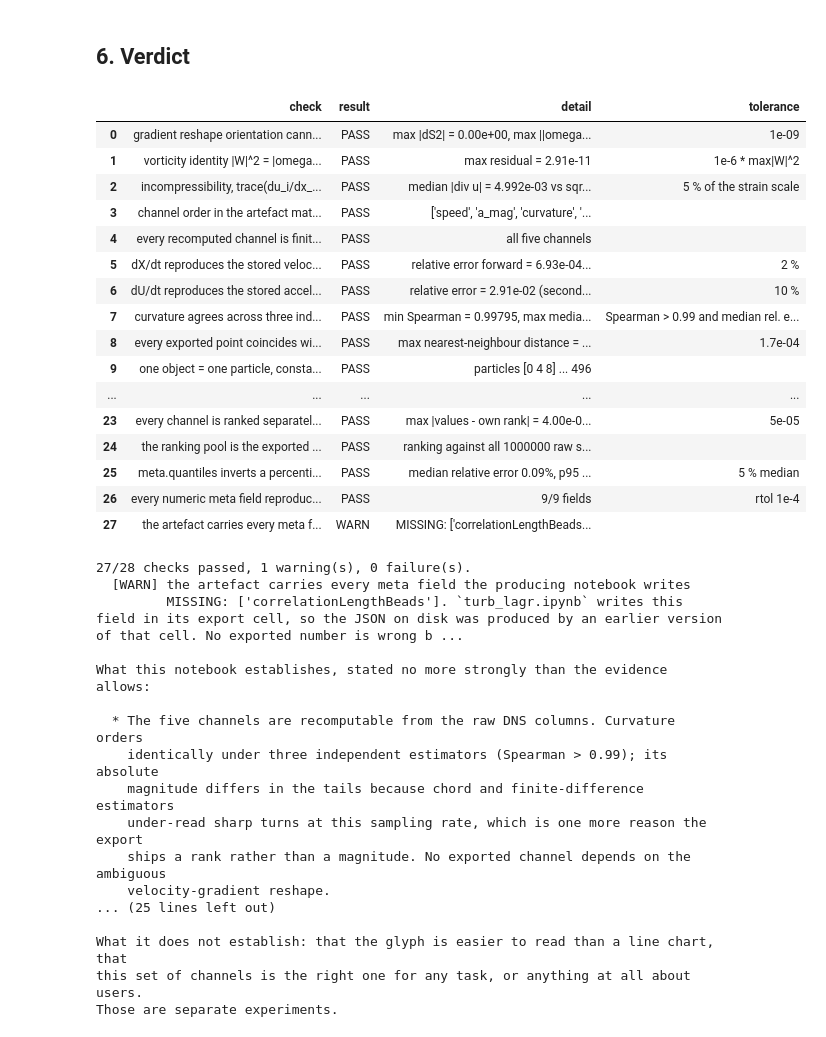
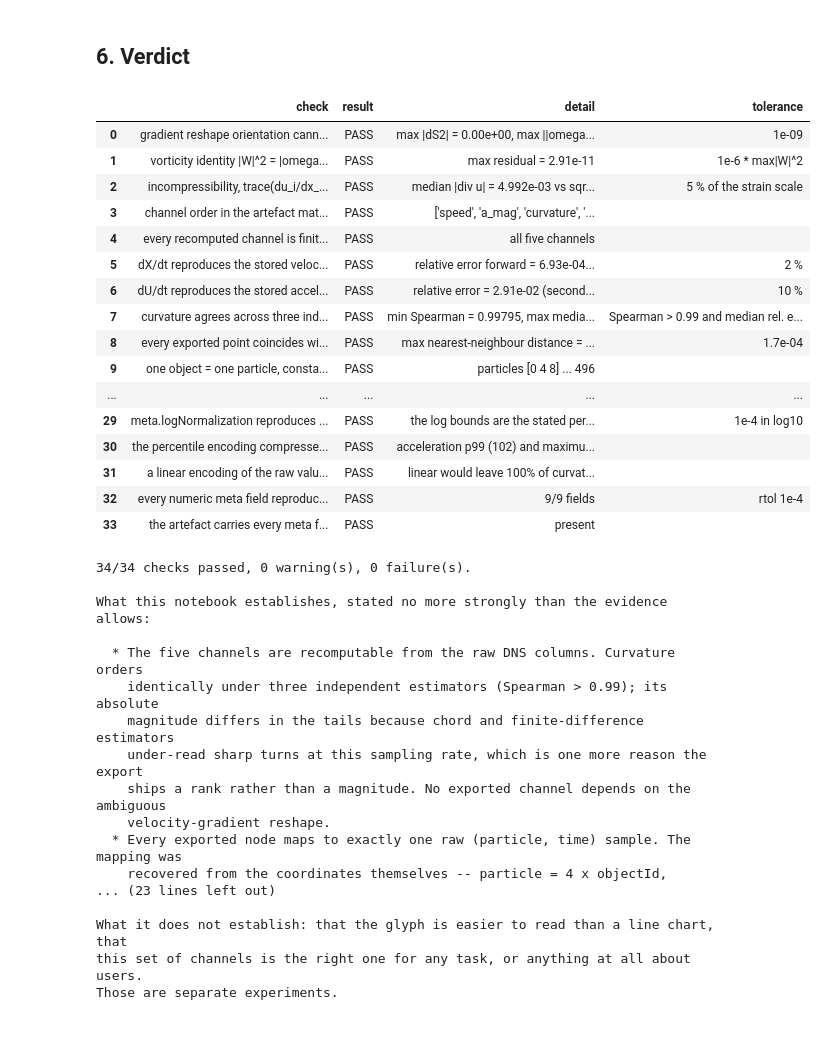
Before and after one commit to ScheWann/Sail_General, a Jupyter notebook: Scripts/turb_lagr_validation.ipynb, the cells around one changed output. Cells and saved outputs as stored; diff of their text form; code cells hidden in the pictures.

```diff
--- a/Scripts/turb_lagr_validation.ipynb
+++ b/Scripts/turb_lagr_validation.ipynb
@@ -108,9 +108,13 @@ print(f"\nraw: {N} particles x {T} timesteps, dt = {DT:.6e}")
 # Exported arrays, straight from the JSON, with no assumption about how they were made.
 J_XYZ = np.array([[[p["x"], p["y"], p["z"]] for p in o["points"]] for o in DOC["objects"]])
 J_VAL = np.array([[p["values"] for p in o["points"]] for o in DOC["objects"]])
+HAS_RAW = "raw" in DOC["objects"][0]["points"][0]
+J_RAW = (np.array([[p["raw"] for p in o["points"]] for o in DOC["objects"]])
+         if HAS_RAW else None)
 J_LABEL = [o["label"] for o in DOC["objects"]]
 n_obj, n_pt, n_ch = J_VAL.shape
 print(f"artefact: {n_obj} objects x {n_pt} points x {n_ch} channels")
+print("physical values per node:", "present (point.raw)" if HAS_RAW else "ABSENT")
 # %% [output]
 channels in the artefact : ['speed', 'a_mag', 'curvature', 'vorticity', 'dissipation']
 objects x points         : 125 x 100
@@ -559,14 +564,17 @@ for o, p in zip(po, pp):
     row.update({f"json_{ax_}": J_XYZ[o, p, k] for k, ax_ in enumerate("xyz")})
     row.update({f"h5_{ax_}": round(float(X[i, t, k]), 4) for k, ax_ in enumerate("xyz")})
     for j, c in enumerate(CHANNELS):
-        row[f"raw_{c}"] = float(CH[c][i, t])
+        row[f"raw_{c}"] = float(CH[c][i, t])          # recomputed from the HDF5 file
+        if HAS_RAW:
+            row[f"file_{c}"] = float(J_RAW[o, p, j])  # as shipped in point.raw
         row[f"pct_{c}"] = float(J_VAL[o, p, j])
         row[f"recov_{c}"] = float(np.interp(J_VAL[o, p, j], QGRID, QUANT[c]))
     rows.append(row)
 audit = pd.DataFrame(rows)
 display(audit[["objectId", "label", "particle", "time_index", "time",
                "json_x", "h5_x", "json_y", "h5_y", "json_z", "h5_z"]])
-display(audit[[f"{k}_{c}" for c in CHANNELS for k in ("raw", "pct", "recov")]]
+_cols = ("raw", "file", "pct", "recov") if HAS_RAW else ("raw", "pct", "recov")
+display(audit[[f"{k}_{c}" for c in CHANNELS for k in _cols]]
         .T.rename(columns=lambda i: f"node {i}"))
 
 coord_ok = np.allclose(audit[["json_x", "json_y", "json_z"]].values,
@@ -1081,43 +1253,41 @@ What this notebook establishes, stated no more strongly than the evidence allows
 
 Where the honest answer is a qualified one:
 
   * Decimation is lossy. At stride {STRIDE} the beads retain
-    {at_export.event_retention.min():.0%}-{at_export.event_retention.max():.0%} of the
+    {at_export.recall.min():.0%}-{at_export.recall.max():.0%} of the
     top-1 % events per channel and displace the channel maximum by a median of
     {at_export.peak_shift_eta.min():.0f}-{at_export.peak_shift_eta.max():.0f} eta along
     the path. It does not *invent* structure (spurious-peak fraction
-    <= {at_export.spurious_peak_fraction.max():.2f}), so what a reader sees is real, but a
+    <= {max(spurious):.2f}), so what a reader sees is real, but a
     short event between two beads is invisible and that limit belongs in the caption.
   * Fin length is a percentile *within this export* -- {n_obj} particles x {n_pt} beads --
     not within the full {N} x {T} DNS subset. The two rankings differ by up to
     {norm_tab.max_err_vs_full_array_rank.max():.2f} in percentile, so the legend has to
     name the pool.
 
 What it does not establish: that the glyph is easier to read than a line chart, that
 this set of channels is the right one for any task, or anything at all about users.
 Those are separate experiments.
 """)
 # %% [output]
 |  | check | result | detail | tolerance |
 | 0 | gradient reshape orientation cann... | PASS | max |dS2| = 0.00e+00, max ||omega... | 1e-09 |
 | 1 | vorticity identity |W|^2 = |omega... | PASS | max residual = 2.91e-11 | 1e-6 * max|W|^2 |
 | 2 | incompressibility, trace(du_i/dx_... | PASS | median |div u| = 4.992e-03 vs sqr... | 5 % of the strain scale |
 | 3 | channel order in the artefact mat... | PASS | ['speed', 'a_mag', 'curvature', '... |  |
 | 4 | every recomputed channel is finit... | PASS | all five channels |  |
 | 5 | dX/dt reproduces the stored veloc... | PASS | relative error forward = 6.93e-04... | 2 % |
 | 6 | dU/dt reproduces the stored accel... | PASS | relative error = 2.91e-02 (second... | 10 % |
 | 7 | curvature agrees across three ind... | PASS | min Spearman = 0.99795, max media... | Spearman > 0.99 and median rel. e... |
 | 8 | every exported point coincides wi... | PASS | max nearest-neighbour distance = ... | 1.7e-04 |
 | 9 | one object = one particle, consta... | PASS | particles [0 4 8] ... 496 |  |
 | ... | ... | ... | ... | ... |
-| 23 | every channel is ranked separatel... | PASS | max |values - own rank| = 4.00e-0... | 5e-05 |
-| 24 | the ranking pool is the exported ... | PASS | ranking against all 1000000 raw s... |  |
-| 25 | meta.quantiles inverts a percenti... | PASS | median relative error 0.09%, p95 ... | 5 % median |
-| 26 | every numeric meta field reproduc... | PASS | 9/9 fields | rtol 1e-4 |
-| 27 | the artefact carries every meta f... | WARN | MISSING: ['correlationLengthBeads... |  |
+| 29 | meta.logNormalization reproduces ... | PASS | the log bounds are the stated per... | 1e-4 in log10 |
+| 30 | the percentile encoding compresse... | PASS | acceleration p99 (102) and maximu... |  |
+| 31 | a linear encoding of the raw valu... | PASS | linear would leave 100% of curvat... |  |
+| 32 | every numeric meta field reproduc... | PASS | 9/9 fields | rtol 1e-4 |
+| 33 | the artefact carries every meta f... | PASS | present |  |
-27/28 checks passed, 1 warning(s), 0 failure(s).
-  [WARN] the artefact carries every meta field the producing notebook writes
-         MISSING: ['correlationLengthBeads']. `turb_lagr.ipynb` writes this field in its export cell, so the JSON on disk was produced by an earlier version of that cell. No exported number is wrong b ...
+34/34 checks passed, 0 warning(s), 0 failure(s).
 
 What this notebook establishes, stated no more strongly than the evidence allows:
 
@@ -1127,7 +1297,9 @@ What this notebook establishes, stated no more strongly than the evidence allows
     under-read sharp turns at this sampling rate, which is one more reason the export
     ships a rank rather than a magnitude. No exported channel depends on the ambiguous
     velocity-gradient reshape.
-... (25 lines left out)
+  * Every exported node maps to exactly one raw (particle, time) sample. The mapping was
+    recovered from the coordinates themselves -- particle = 4 x objectId,
+... (23 lines left out)
 
 What it does not establish: that the glyph is easier to read than a line chart, that
 this set of channels is the right one for any task, or anything at all about users.
```
Also changed, not shown: parts of 9 cells of this notebook, 4 other files.
